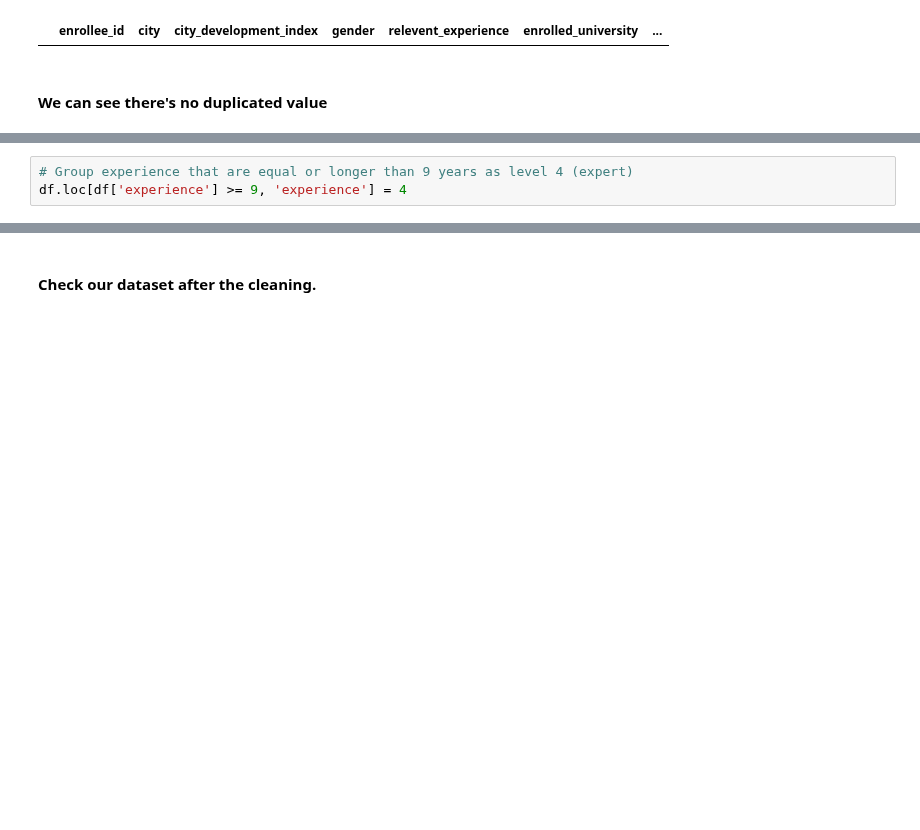
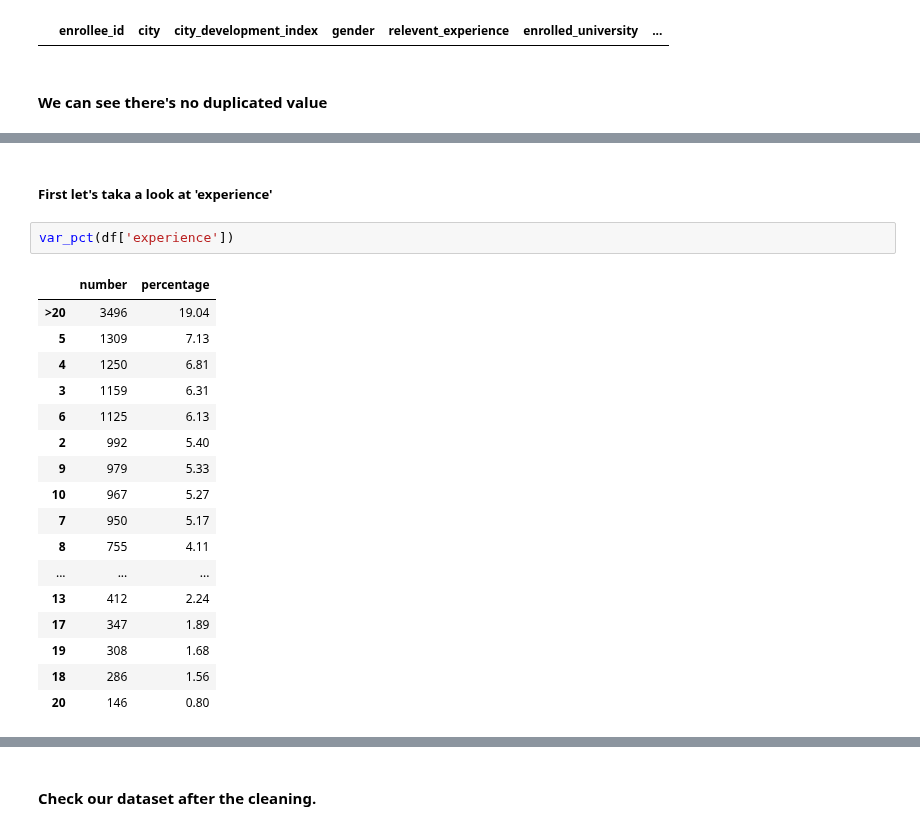
Before and after one commit to yoyo6022/Detecting_Potential_Candidate_Springboard_Capstone2, a Jupyter notebook: notebooks/04.01 - Data Wrangling.ipynb, the cells around one changed output, grey strips where cells are left out. Drawn from its saved outputs; the diff is of its cells as text; blank space fills up the shorter version.

```diff
--- a/notebooks/04.01 - Data Wrangling.ipynb
+++ b/notebooks/04.01 - Data Wrangling.ipynb
@@ -562,3 +268,0 @@ df.loc[(df['experience']== 5) | (df['experience']== 6) | (df['experience']== 7)
-# %%
-# Group experience that are equal or longer than 9 years as level 4 (expert)
-df.loc[df['experience'] >= 9, 'experience'] = 4
@@ -564,0 +450,22 @@ df.loc[df['experience'] >= 9, 'experience'] = 4
+# %% [markdown]
+##### First let's taka a look at 'experience'
+# %%
+var_pct(df['experience'])
+# %% [output]
+|  | number | percentage |
+| >20 | 3496 | 19.04 |
+| 5 | 1309 | 7.13 |
+| 4 | 1250 | 6.81 |
+| 3 | 1159 | 6.31 |
+| 6 | 1125 | 6.13 |
+| 2 | 992 | 5.40 |
+| 9 | 979 | 5.33 |
+| 10 | 967 | 5.27 |
+| 7 | 950 | 5.17 |
+| 8 | 755 | 4.11 |
+| ... | ... | ... |
+| 13 | 412 | 2.24 |
+| 17 | 347 | 1.89 |
+| 19 | 308 | 1.68 |
+| 18 | 286 | 1.56 |
+| 20 | 146 | 0.80 |
```
Also changed, not shown: parts of 133 cells of this notebook.
